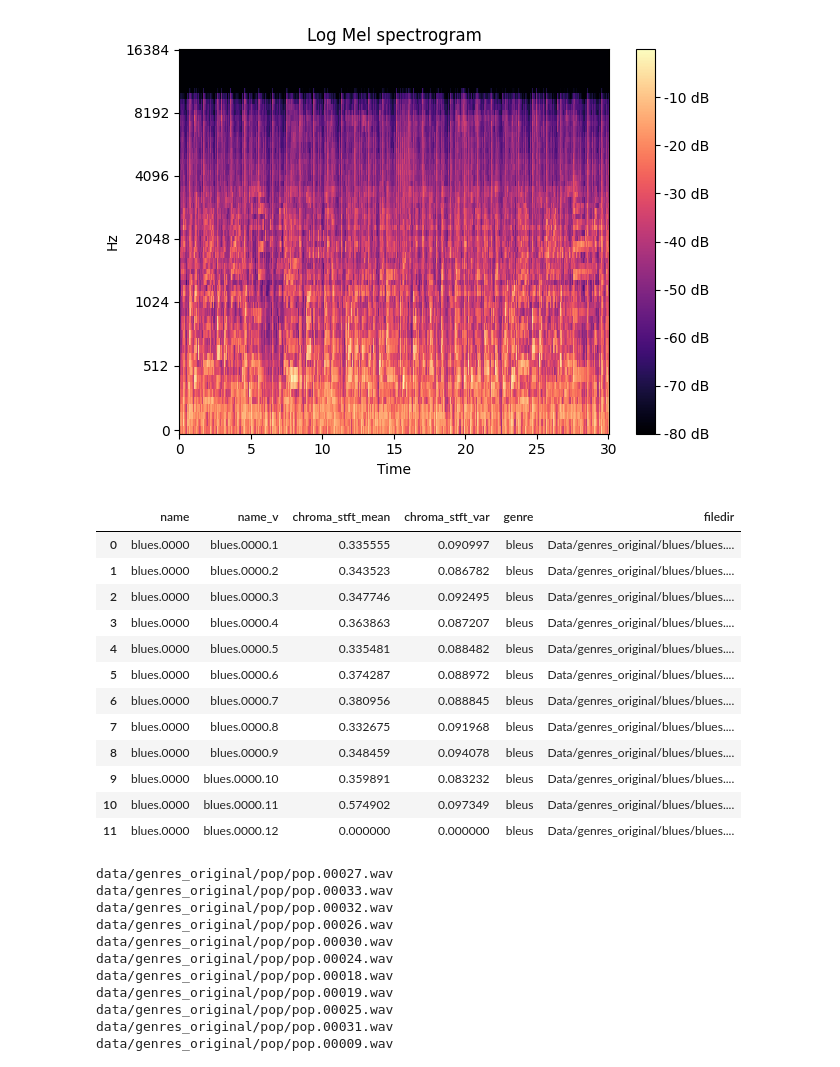
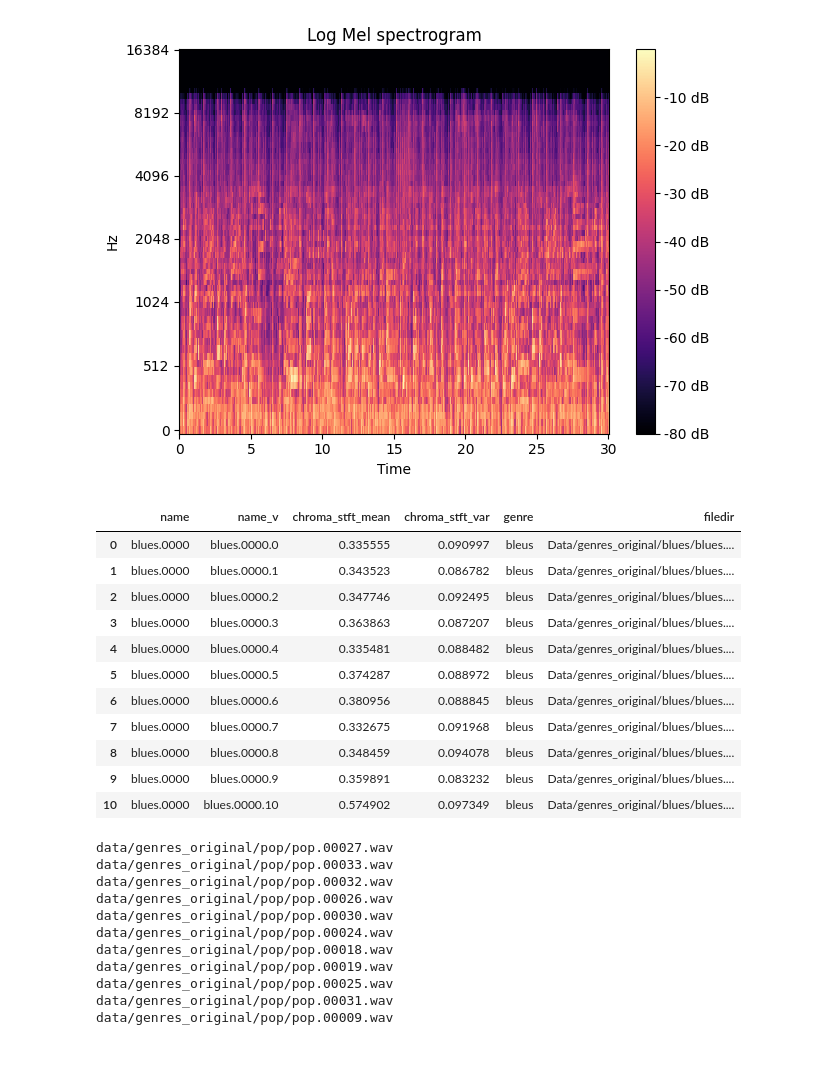
Before and after one commit to amine0el/Data-Science-II, a Jupyter notebook: notebook.ipynb, the cells around one changed output. Drawn from its saved outputs; the diff is of its cells as text; code cells hidden in the pictures.

```diff
--- a/notebook.ipynb
+++ b/notebook.ipynb
@@ -84,46 +84,45 @@ The shape of Log Mel spectrogram is:  (64, 3002)
 # %%
 # Load 5 seconds of a file, starting 15 seconds in
 import librosa
 filedir = 'Data/genres_original/blues/blues.00000.wav'
 def extrackt(filedir, filename, genre):
     offset = 0
     duration=3
     go = True
     i=0
     csv = []
     while(go):
         y, sr = librosa.load(filedir, offset=offset, duration=duration)
+        if len(y)==0:
+            i=0
+            break
         offset += duration
-        i+=1
         chroma_stft = librosa.feature.chroma_stft(y=y, sr=sr)
         chroma_stft_mean = np.mean(chroma_stft)
         chroma_stft_var = np.var(chroma_stft)
         csv.append({"name":filename,
                     "name_v":filename+"."+str(i),
                     "chroma_stft_mean" : chroma_stft_mean,
                     "chroma_stft_var":chroma_stft_var,
                     "genre":genre,
                     "filedir":filedir,})
-        if len(y)==0:
-            go = False
-            i=0
+        i+=1
     return pd.DataFrame(csv)
 
 extrackt(filedir, "blues.0000", "bleus")
 # %% [output]
 |  | name | name_v | chroma_stft_mean | chroma_stft_var | genre | filedir |
-| 0 | blues.0000 | blues.0000.1 | 0.335555 | 0.090997 | bleus | Data/genres_original/blues/blues.... |
-| 1 | blues.0000 | blues.0000.2 | 0.343523 | 0.086782 | bleus | Data/genres_original/blues/blues.... |
-| 2 | blues.0000 | blues.0000.3 | 0.347746 | 0.092495 | bleus | Data/genres_original/blues/blues.... |
-| 3 | blues.0000 | blues.0000.4 | 0.363863 | 0.087207 | bleus | Data/genres_original/blues/blues.... |
-| 4 | blues.0000 | blues.0000.5 | 0.335481 | 0.088482 | bleus | Data/genres_original/blues/blues.... |
-| 5 | blues.0000 | blues.0000.6 | 0.374287 | 0.088972 | bleus | Data/genres_original/blues/blues.... |
-| 6 | blues.0000 | blues.0000.7 | 0.380956 | 0.088845 | bleus | Data/genres_original/blues/blues.... |
-| 7 | blues.0000 | blues.0000.8 | 0.332675 | 0.091968 | bleus | Data/genres_original/blues/blues.... |
-| 8 | blues.0000 | blues.0000.9 | 0.348459 | 0.094078 | bleus | Data/genres_original/blues/blues.... |
-| 9 | blues.0000 | blues.0000.10 | 0.359891 | 0.083232 | bleus | Data/genres_original/blues/blues.... |
-| 10 | blues.0000 | blues.0000.11 | 0.574902 | 0.097349 | bleus | Data/genres_original/blues/blues.... |
-| 11 | blues.0000 | blues.0000.12 | 0.000000 | 0.000000 | bleus | Data/genres_original/blues/blues.... |
+| 0 | blues.0000 | blues.0000.0 | 0.335555 | 0.090997 | bleus | Data/genres_original/blues/blues.... |
+| 1 | blues.0000 | blues.0000.1 | 0.343523 | 0.086782 | bleus | Data/genres_original/blues/blues.... |
+| 2 | blues.0000 | blues.0000.2 | 0.347746 | 0.092495 | bleus | Data/genres_original/blues/blues.... |
+| 3 | blues.0000 | blues.0000.3 | 0.363863 | 0.087207 | bleus | Data/genres_original/blues/blues.... |
+| 4 | blues.0000 | blues.0000.4 | 0.335481 | 0.088482 | bleus | Data/genres_original/blues/blues.... |
+| 5 | blues.0000 | blues.0000.5 | 0.374287 | 0.088972 | bleus | Data/genres_original/blues/blues.... |
+| 6 | blues.0000 | blues.0000.6 | 0.380956 | 0.088845 | bleus | Data/genres_original/blues/blues.... |
+| 7 | blues.0000 | blues.0000.7 | 0.332675 | 0.091968 | bleus | Data/genres_original/blues/blues.... |
+| 8 | blues.0000 | blues.0000.8 | 0.348459 | 0.094078 | bleus | Data/genres_original/blues/blues.... |
+| 9 | blues.0000 | blues.0000.9 | 0.359891 | 0.083232 | bleus | Data/genres_original/blues/blues.... |
+| 10 | blues.0000 | blues.0000.10 | 0.574902 | 0.097349 | bleus | Data/genres_original/blues/blues.... |
 # %%
 import os
 datadir='data/genres_original'
```
